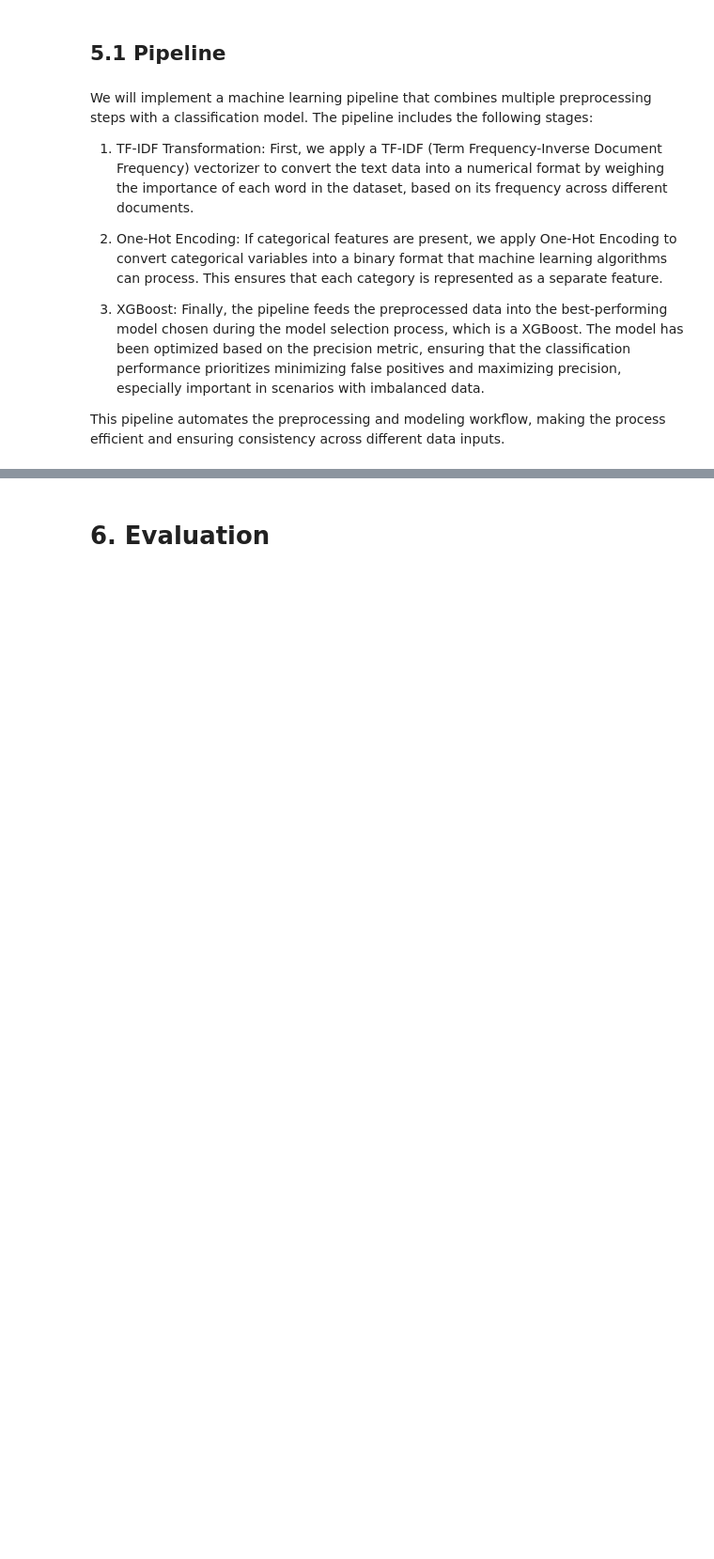
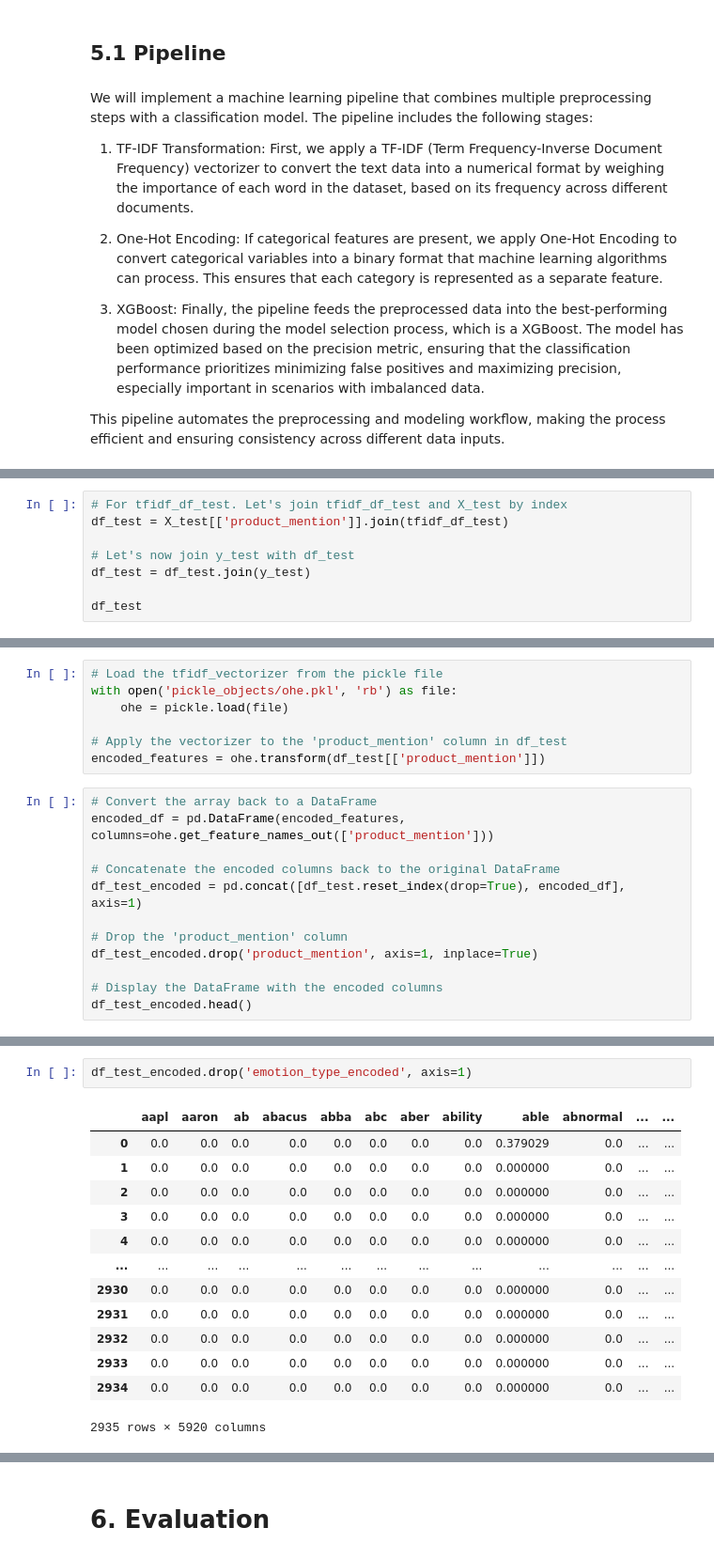
Before and after one commit to mbarriola96/Brands-product_emotions_analysis, a Jupyter notebook: 00_primary_notebook.ipynb, the cells around one changed output, grey strips where cells are left out. Shown at 94% size. Cells and saved outputs as stored; diff of their text form; blank space fills up the shorter version.

```diff
--- a/00_primary_notebook.ipynb
+++ b/00_primary_notebook.ipynb
@@ -385,0 +417,8 @@ This pipeline automates the preprocessing and modeling workflow, making the proc
+# %%
+# For tfidf_df_test. Let's join tfidf_df_test and X_test by index
+df_test = X_test[['product_mention']].join(tfidf_df_test)
+
+# Let's now join y_test with df_test
+df_test = df_test.join(y_test)
+
+df_test
@@ -385,0 +439,19 @@ This pipeline automates the preprocessing and modeling workflow, making the proc
+# %%
+# Load the tfidf_vectorizer from the pickle file
+with open('pickle_objects/ohe.pkl', 'rb') as file:
+    ohe = pickle.load(file)
+
+# Apply the vectorizer to the 'product_mention' column in df_test
+encoded_features = ohe.transform(df_test[['product_mention']])
+# %%
+# Convert the array back to a DataFrame
+encoded_df = pd.DataFrame(encoded_features, columns=ohe.get_feature_names_out(['product_mention']))
+
+# Concatenate the encoded columns back to the original DataFrame
+df_test_encoded = pd.concat([df_test.reset_index(drop=True), encoded_df], axis=1)
+
+# Drop the 'product_mention' column
+df_test_encoded.drop('product_mention', axis=1, inplace=True)
+
+# Display the DataFrame with the encoded columns
+df_test_encoded.head()
@@ -385,0 +466,16 @@ This pipeline automates the preprocessing and modeling workflow, making the proc
+# %%
+df_test_encoded.drop('emotion_type_encoded', axis=1)
+# %% [output]
+|  | aapl | aaron | ab | abacus | abba | abc | aber | ability | able | abnormal | ... | ... |
+| 0 | 0.0 | 0.0 | 0.0 | 0.0 | 0.0 | 0.0 | 0.0 | 0.0 | 0.379029 | 0.0 | ... | ... |
+| 1 | 0.0 | 0.0 | 0.0 | 0.0 | 0.0 | 0.0 | 0.0 | 0.0 | 0.000000 | 0.0 | ... | ... |
+| 2 | 0.0 | 0.0 | 0.0 | 0.0 | 0.0 | 0.0 | 0.0 | 0.0 | 0.000000 | 0.0 | ... | ... |
+| 3 | 0.0 | 0.0 | 0.0 | 0.0 | 0.0 | 0.0 | 0.0 | 0.0 | 0.000000 | 0.0 | ... | ... |
+| 4 | 0.0 | 0.0 | 0.0 | 0.0 | 0.0 | 0.0 | 0.0 | 0.0 | 0.000000 | 0.0 | ... | ... |
+| ... | ... | ... | ... | ... | ... | ... | ... | ... | ... | ... | ... | ... |
+| 2930 | 0.0 | 0.0 | 0.0 | 0.0 | 0.0 | 0.0 | 0.0 | 0.0 | 0.000000 | 0.0 | ... | ... |
+| 2931 | 0.0 | 0.0 | 0.0 | 0.0 | 0.0 | 0.0 | 0.0 | 0.0 | 0.000000 | 0.0 | ... | ... |
+| 2932 | 0.0 | 0.0 | 0.0 | 0.0 | 0.0 | 0.0 | 0.0 | 0.0 | 0.000000 | 0.0 | ... | ... |
+| 2933 | 0.0 | 0.0 | 0.0 | 0.0 | 0.0 | 0.0 | 0.0 | 0.0 | 0.000000 | 0.0 | ... | ... |
+| 2934 | 0.0 | 0.0 | 0.0 | 0.0 | 0.0 | 0.0 | 0.0 | 0.0 | 0.000000 | 0.0 | ... | ... |
+2935 rows × 5920 columns
```
Also changed, not shown: parts of 7 cells of this notebook, 4 other files.
